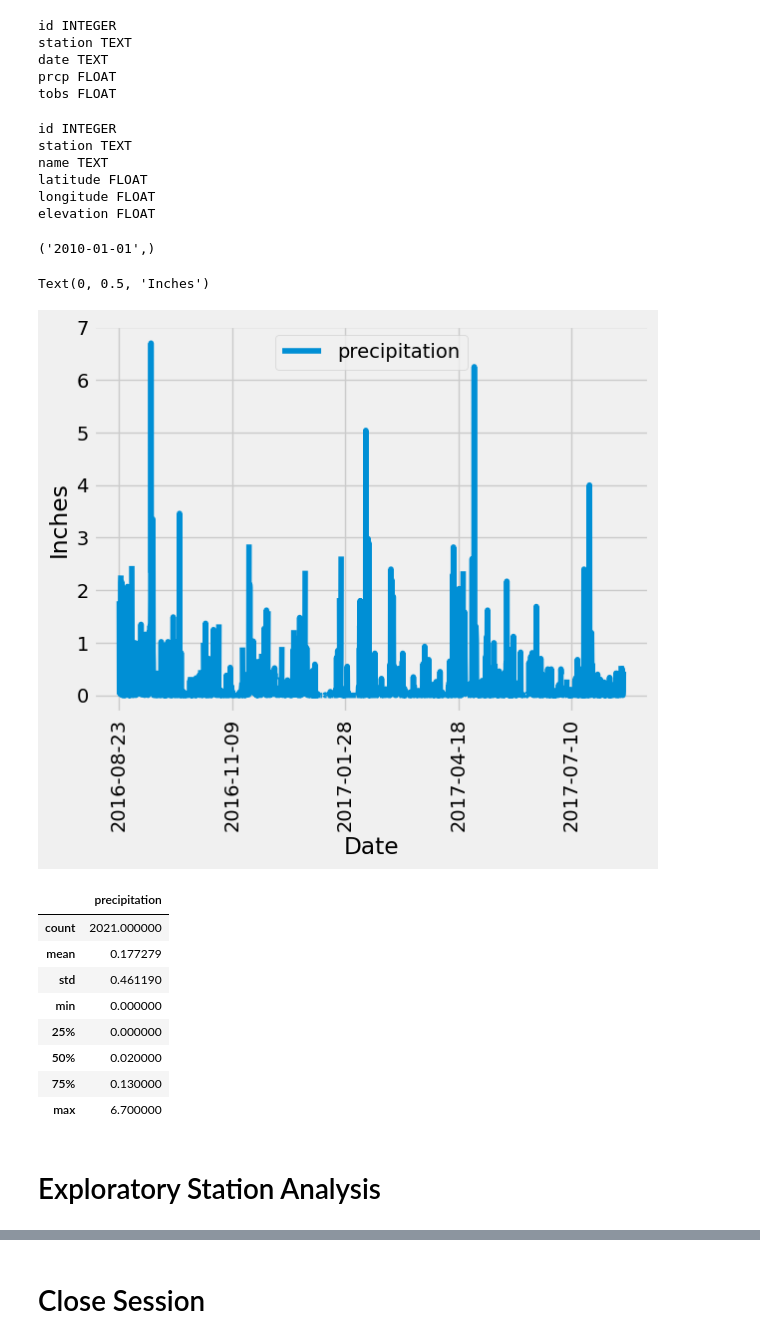
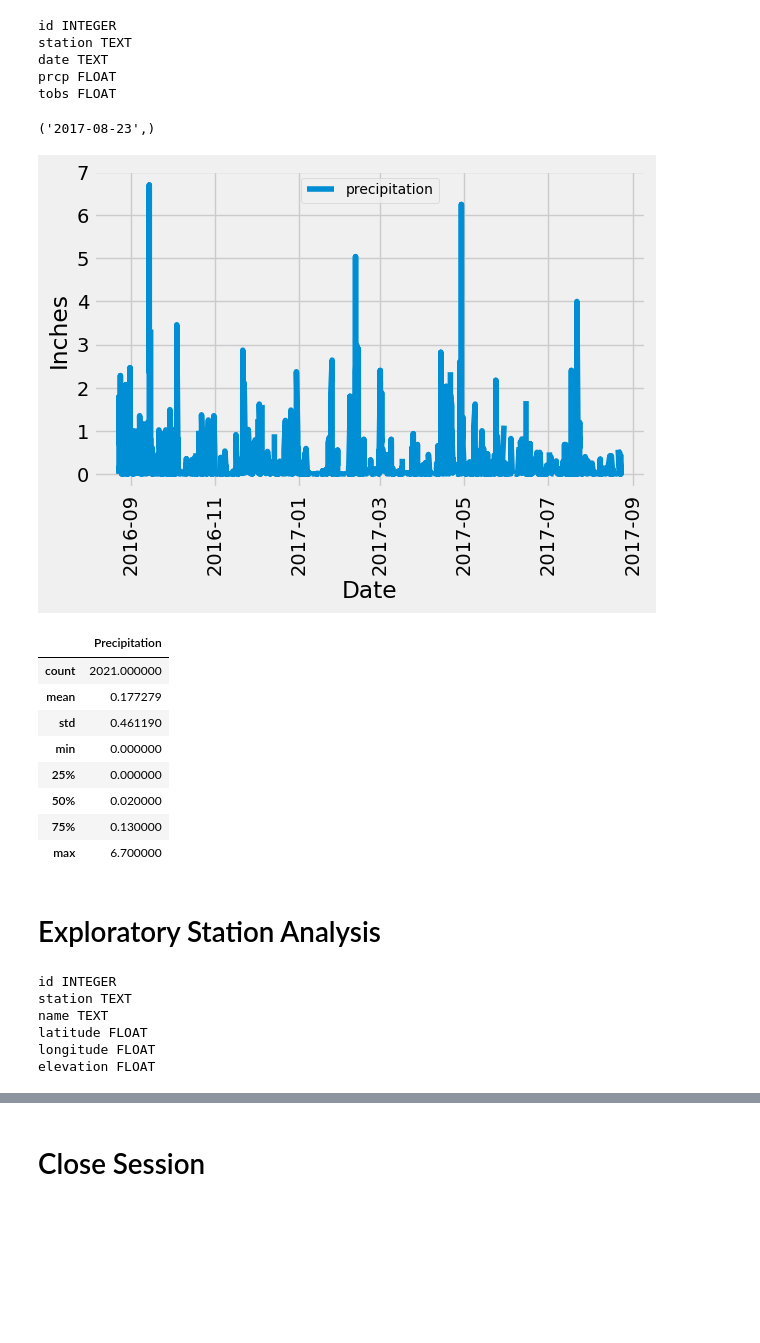
Before and after one commit to renzsupnet/sqlalchemy-challenge, a Jupyter notebook: climate_starter.ipynb, the cells around one changed output, grey strips where cells are left out. Drawn from its saved outputs; the diff is of its cells as text; code cells hidden in the pictures; blank space fills up the shorter version.

Commit message:
Added graph and stats in measurements

```diff
--- a/climate_starter.ipynb
+++ b/climate_starter.ipynb
@@ -50,46 +50,54 @@ station TEXT
 date TEXT
 prcp FLOAT
 tobs FLOAT
-# %%
-columns = inspector.get_columns('station')
-for column in columns:
-    print(column['name'], column['type'])
-# %% [output]
-id INTEGER
-station TEXT
-name TEXT
-latitude FLOAT
-longitude FLOAT
-elevation FLOAT
 # %%
 # Find the most recent date in the data set.
-session.query(Measurement.date).order_by(Measurement.date).first()
+from sqlalchemy import desc
+
+
+most_recent_date = session.query(Measurement.date).order_by(desc(Measurement.date)).first()
+most_recent_date
 # %% [output]
-('2010-01-01',)
+('2017-08-23',)
 # %%
 # Design a query to retrieve the last 12 months of precipitation data and plot the results.
 # Starting from the most recent data point in the database.
 
 # Calculate the date one year from the last date in data set.
-
+date_str = most_recent_date[0]
+date_obj = dt.datetime.strptime(date_str, '%Y-%m-%d')
+one_year_ago = date_obj - dt.timedelta(days=365)
+one_year_ago = one_year_ago.strftime('%Y-%m-%d')
 
 # Perform a query to retrieve the data and precipitation scores
-
+data = session.query(Measurement.date, Measurement.prcp).filter(
+    Measurement.date >= one_year_ago
+).order_by(Measurement.date).all()
+data
 
 # Save the query results as a Pandas DataFrame. Explicitly set the column names
-
+df = pd.DataFrame(data, columns=['Date', 'Precipitation'])
+df['Date'] = pd.to_datetime(df['Date'])
 
 # Sort the dataframe by date
-
+df.sort_values(by='Date', inplace=True)
+df
 
 # Use Pandas Plotting with Matplotlib to plot the data
+plt.plot(df['Date'], df['Precipitation'], label='precipitation')
+plt.xlabel('Date')
+plt.ylabel('Inches')
+plt.xticks(rotation=90)
+plt.legend(loc='upper center', fontsize=10)
+plt.tight_layout()
+plt.show()
 # %% [output]
-Text(0, 0.5, 'Inches')
-[figure, old version]
+[figure, new version]
 # %%
 # Use Pandas to calculate the summary statistics for the precipitation data
+df[['Precipitation']].describe()
 # %% [output]
-|  | precipitation |
+|  | Precipitation |
 | count | 2021.000000 |
 | mean | 0.177279 |
 | std | 0.461190 |
@@ -100,5 +108,17 @@ Text(0, 0.5, 'Inches')
 | max | 6.700000 |
 # %% [markdown]
 # Exploratory Station Analysis
+# %%
+# Added inspector to get column names and data types
+columns = inspector.get_columns('station')
+for column in columns:
+    print(column['name'], column['type'])
+# %% [output]
+id INTEGER
+station TEXT
+name TEXT
+latitude FLOAT
+longitude FLOAT
+elevation FLOAT
 # %%
 # Design a query to calculate the total number of stations in the dataset
```
Also changed, not shown: parts of 6 cells of this notebook.
